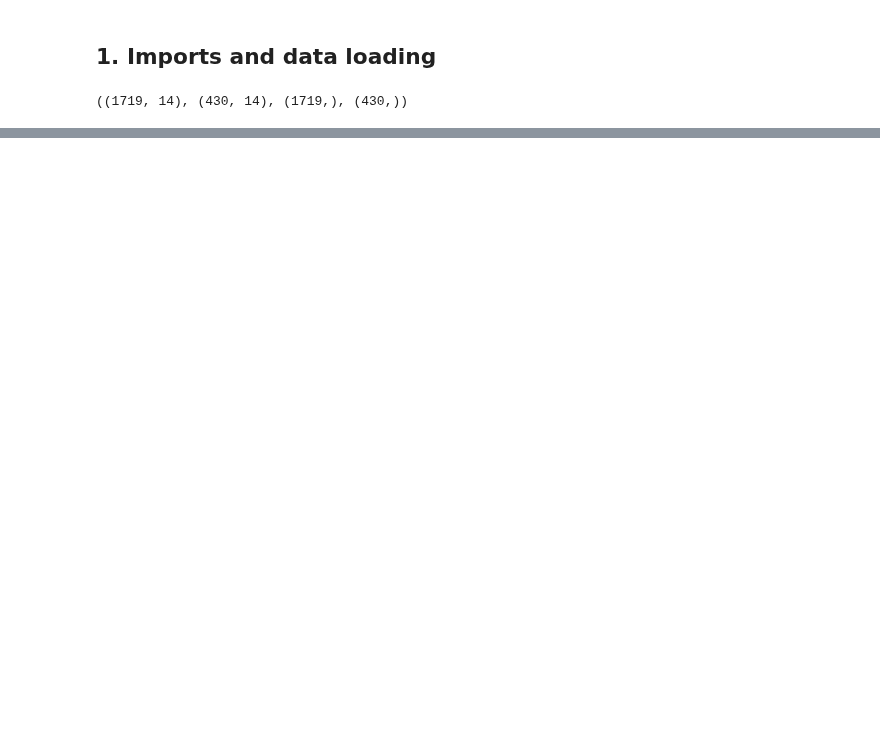
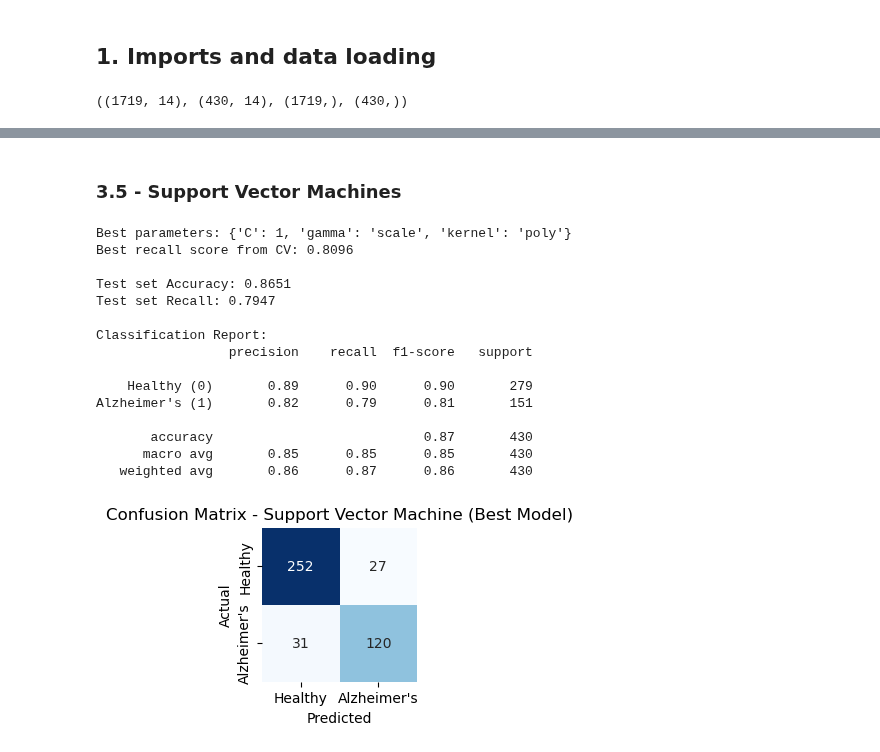
Before and after one commit to treite/classificationGroupwork, a Jupyter notebook: projectPart2.ipynb, the cells around one changed output, grey strips where cells are left out. Cells and saved outputs as stored; diff of their text form; code cells hidden in the pictures; blank space fills up the shorter version.

```diff
--- a/projectPart2.ipynb
+++ b/projectPart2.ipynb
@@ -38,0 +261,54 @@ The dataset contains data from __2149__ patients, and has a total of __35__ data
+# %% [markdown]
+### 3.5 - Support Vector Machines
+# %%
+param_grid = {
+    'C': [0.1, 1, 10, 100],
+    'kernel': ['linear', 'poly', 'rbf', 'sigmoid'],
+    'gamma': ['scale', 'auto']
+}
+
+svc = SVC()
+grid_search = GridSearchCV(svc, param_grid, scoring='recall', cv=5, n_jobs=-1)
+grid_search.fit(X_train, y_train)
+
+print("Best parameters:", grid_search.best_params_)
+print(f"Best recall score from CV: {grid_search.best_score_:.4f}")
+
+best_svc = grid_search.best_estimator_
+y_pred_svc = best_svc.predict(X_test)
+
+accuracy = accuracy_score(y_test, y_pred_svc)
+recall = recall_score(y_test, y_pred_svc)
+cm = confusion_matrix(y_test, y_pred_svc)
+report = classification_report(y_test, y_pred_svc, target_names=["Healthy (0)", "Alzheimer's (1)"])
+
+print(f"\nTest set Accuracy: {accuracy:.4f}")
+print(f"Test set Recall: {recall:.4f}")
+print("\nClassification Report:")
+print(report)
+
+plt.figure(figsize=(2, 2))
+sns.heatmap(cm, annot=True, fmt='d', cmap='Blues', cbar=False,
+            xticklabels=["Healthy", "Alzheimer's"],
+            yticklabels=["Healthy", "Alzheimer's"])
+plt.xlabel('Predicted')
+plt.ylabel('Actual')
+plt.title("Confusion Matrix - Support Vector Machine (Best Model)")
+plt.show()
+# %% [output]
+Best parameters: {'C': 1, 'gamma': 'scale', 'kernel': 'poly'}
+Best recall score from CV: 0.8096
+
+Test set Accuracy: 0.8651
+Test set Recall: 0.7947
+
+Classification Report:
+                 precision    recall  f1-score   support
+
+    Healthy (0)       0.89      0.90      0.90       279
+Alzheimer's (1)       0.82      0.79      0.81       151
+
+       accuracy                           0.87       430
+      macro avg       0.85      0.85      0.85       430
+   weighted avg       0.86      0.87      0.86       430
+[figure, added]
```
Also changed, not shown: parts of 23 cells of this notebook, 1 other file.
